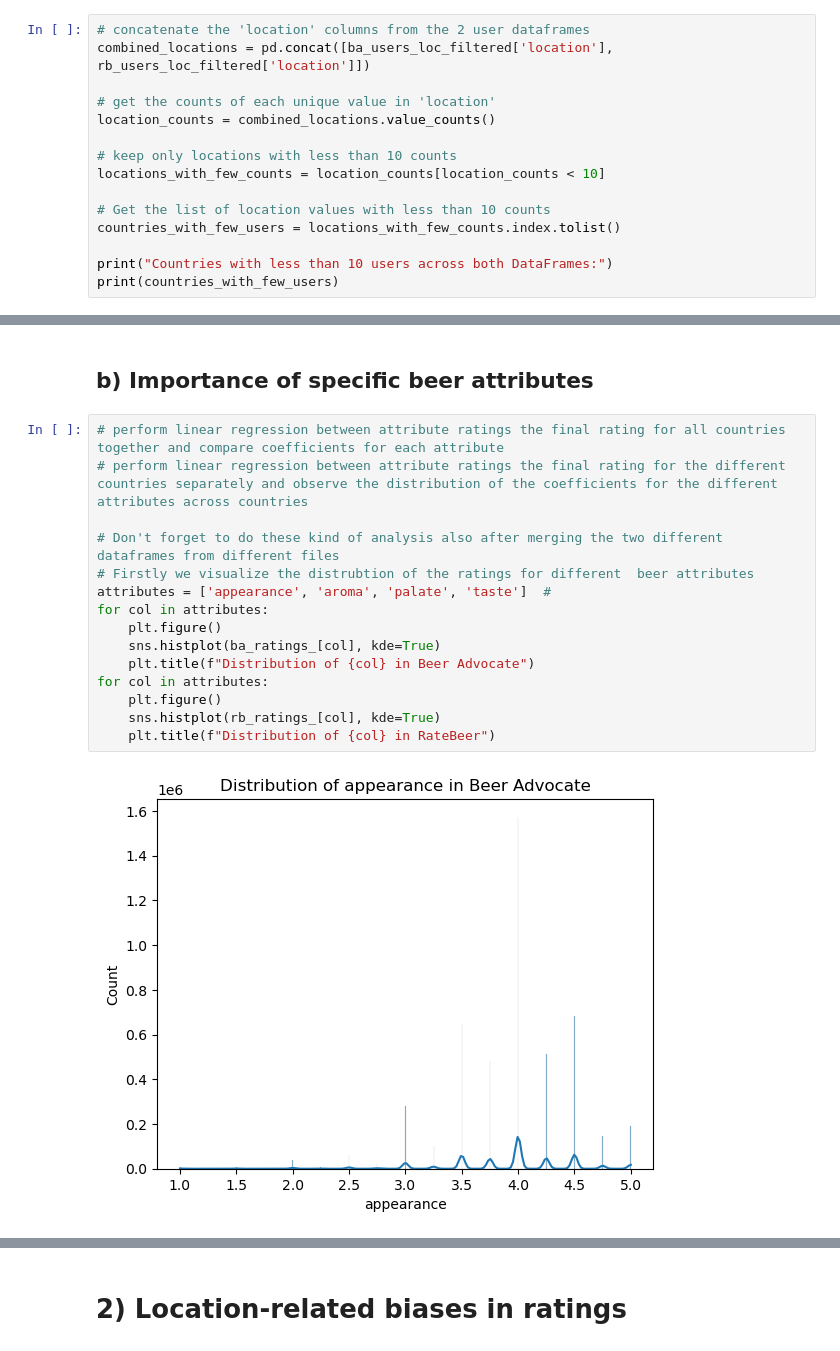
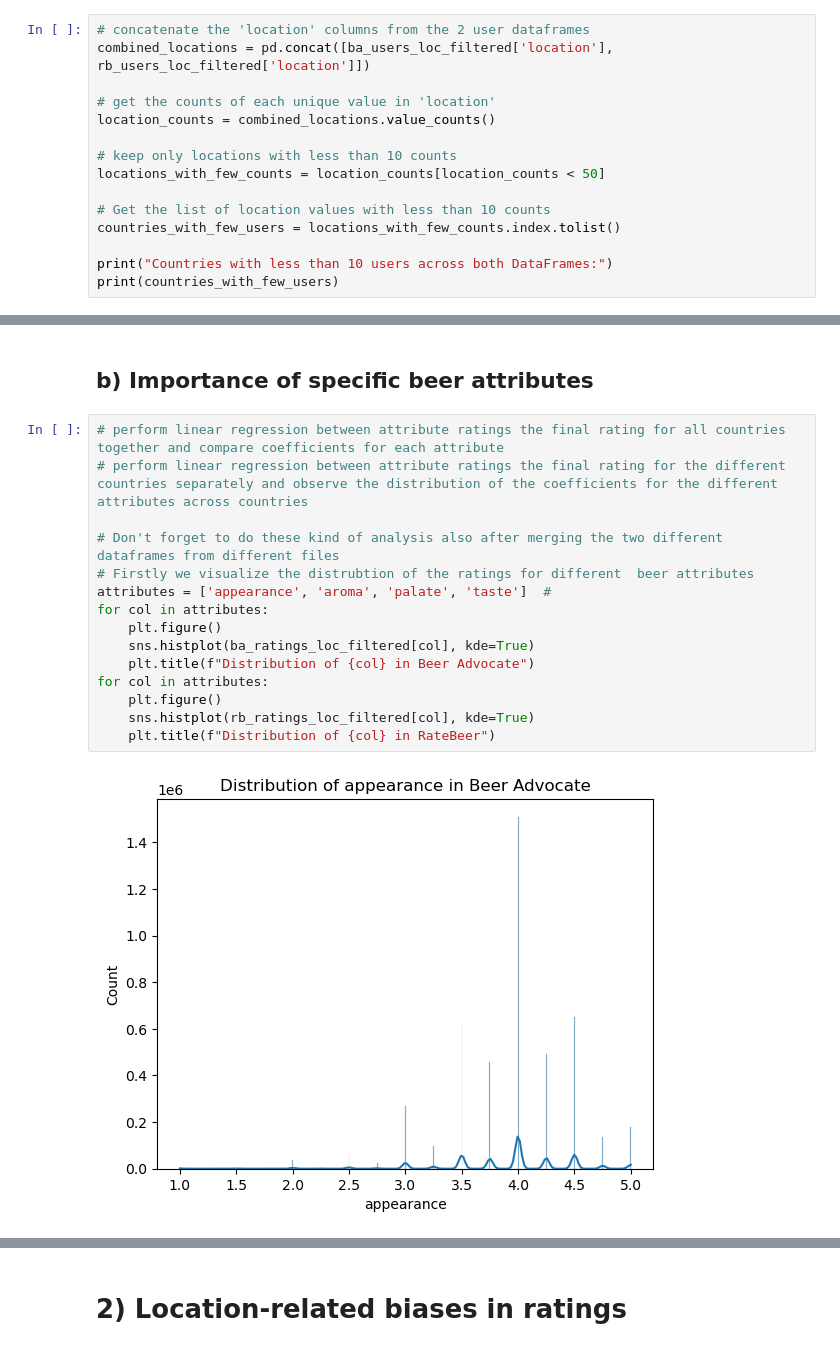
Before and after one commit to epfl-ada/ada-2024-project-datapilots, a Jupyter notebook: results.ipynb, the cells around one changed output, grey strips where cells are left out. Saved outputs shown, nothing was run; the diff lists cells and outputs as text.

```diff
--- a/results.ipynb
+++ b/results.ipynb
@@ -591,7 +591,7 @@ combined_locations = pd.concat([ba_users_loc_filtered['location'], rb_users_loc_
 location_counts = combined_locations.value_counts()
 
 # keep only locations with less than 10 counts
-locations_with_few_counts = location_counts[location_counts < 10]
+locations_with_few_counts = location_counts[location_counts < 50]
 
 # Get the list of location values with less than 10 counts
 countries_with_few_users = locations_with_few_counts.index.tolist()
@@ -703,17 +692,17 @@ ba_ratings_loc_filtered.head()
 # %%
 # perform linear regression between attribute ratings the final rating for all countries together and compare coefficients for each attribute
 # perform linear regression between attribute ratings the final rating for the different countries separately and observe the distribution of the coefficients for the different attributes across countries
 
 # Don't forget to do these kind of analysis also after merging the two different dataframes from different files
 # Firstly we visualize the distrubtion of the ratings for different  beer attributes
 attributes = ['appearance', 'aroma', 'palate', 'taste']  #
 for col in attributes:
     plt.figure()
-    sns.histplot(ba_ratings_[col], kde=True)
+    sns.histplot(ba_ratings_loc_filtered[col], kde=True)
     plt.title(f"Distribution of {col} in Beer Advocate")
 for col in attributes:
     plt.figure()
-    sns.histplot(rb_ratings_[col], kde=True)
+    sns.histplot(rb_ratings_loc_filtered[col], kde=True)
     plt.title(f"Distribution of {col} in RateBeer")
 # %% [output]
-[figure, old version]
+[figure, new version]
```
Also changed, not shown: parts of 36 cells of this notebook.
